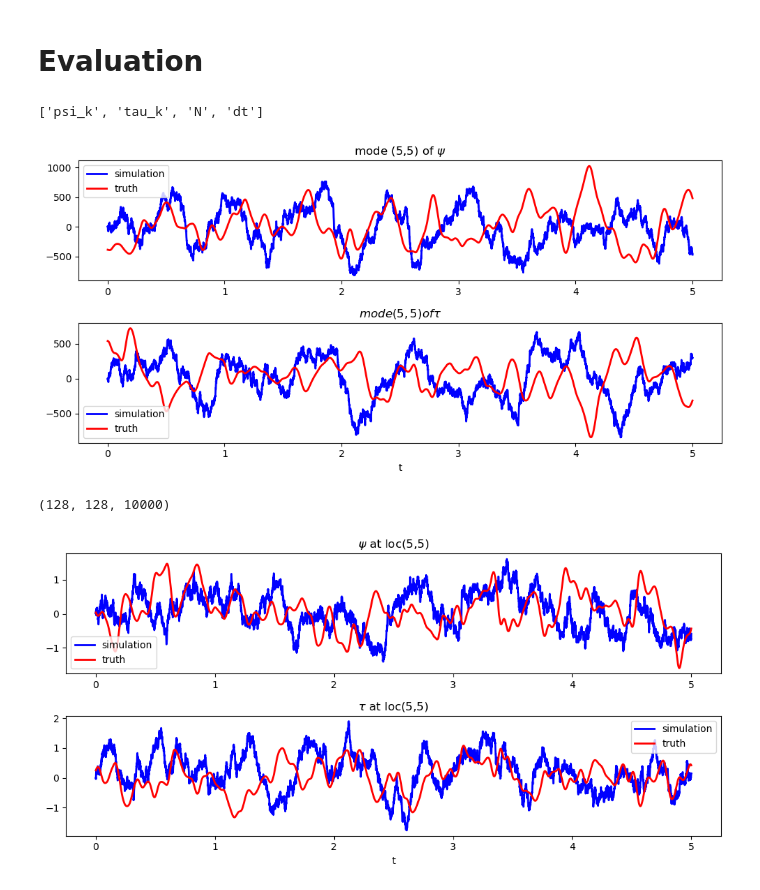
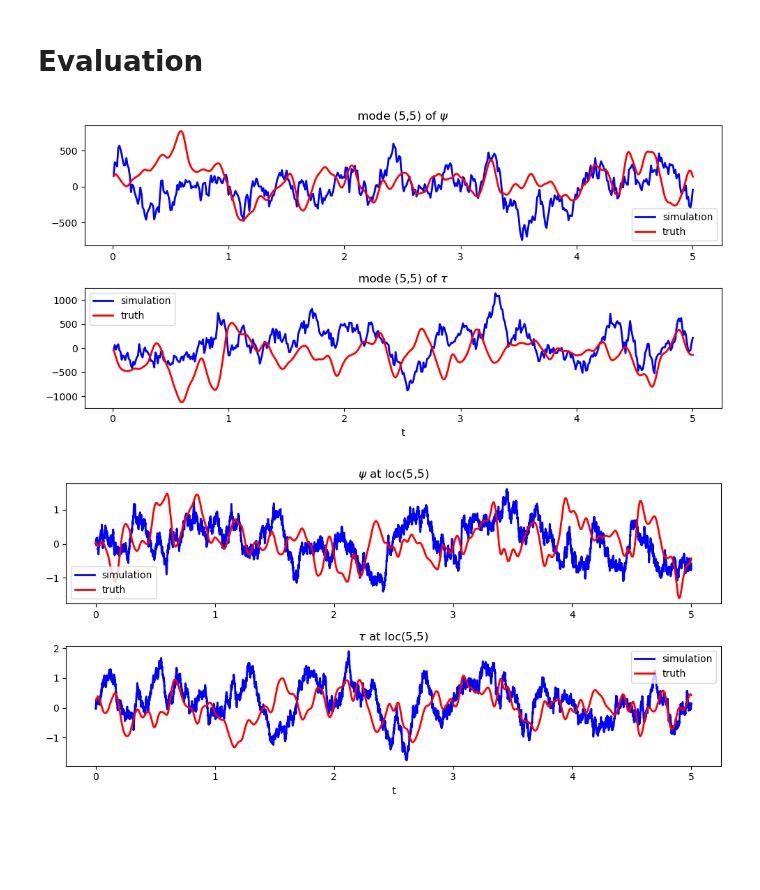
Before and after one commit to zhongruiw/LagrangianDA, a Jupyter notebook: code/LSM.ipynb, the cells around one changed output. Cells and saved outputs as stored; diff of their text form; code cells hidden in the pictures; blank space fills up the shorter version.

```diff
--- a/code/LSM.ipynb
+++ b/code/LSM.ipynb
@@ -303,15 +303,15 @@ def cf_eigen(psi1_hat_t, psi2_hat_t, r1, r2, ikx, iky, Lag):
 
     return acf_psi1, acf_psi2, ccf_psi1, ccf_psi2
 
-nums = [8000, 16000, 32000, 60000]
-Lag = 40000  # lag for computing the ACF
+nums = [2000, 20000, 40000, 80000]
+Lag = 1000  # lag for computing the ACF
 tt = np.linspace(0, Lag*dt, num=Lag+1, endpoint=True) # time interval to plot the ACF or cross-correlation function
 acf_psi = np.zeros((Lag+1,len(nums)))
 acf_tau = np.zeros((Lag+1,len(nums)))
 ccf_psi = np.zeros((Lag+1,len(nums)))
 ccf_tau = np.zeros((Lag+1,len(nums)))
 
-ikx = 5; iky = 0;
+ikx = 3; iky = 0;
 for inum,num in enumerate(nums):
     acf_psi[:,inum], acf_tau[:,inum], ccf_psi[:,inum], ccf_tau[:,inum] = cf_eigen(psi1_hat_t[:,:,:num+Lag], psi2_hat_t[:,:,:num+Lag], r1, r2, ikx, iky, Lag)
 
@@ -336,4 +336,5 @@ plt.ylabel('CCF')
 plt.title('CCFs for Different Numbers of Realizations')
 plt.legend()
 plt.tight_layout()
+plt.savefig('./LSM/acf_ccf_diffN.png',dpi=100)
 plt.show()
@@ -1179,11 +381,13 @@ plt.show()
 # run ou process
 # integration parameters
 # N = psi1_hat_t.shape[2]
-N = 20000
+N = 10000
 dt = 0.0005
 params = np.load('../data/est_paras_ou_K128_beta22.npy', allow_pickle=True).item()
-gamma, omega, f, sigma = params['gamma'], params['omega'], params['f'], params['sigma']
-cut = 2
+gamma, omega, f, sigma = params['gamma'], params['omega_ccf'], params['f'], params['sigma']
+kx = np.fft.fftfreq(K) * K
+ky = np.fft.fftfreq(K) * K
+cut = 32
 
 # get the initial condition
 psi_k = np.zeros((K, K, N), dtype=complex)
@@ -1192,8 +396,10 @@ for ikx,kx_value in enumerate(kx):
     for iky,ky_value in enumerate(ky):
         if (kx_value == 0 and ky_value==0) or abs(kx_value) >= (K//2-cut) or abs(ky_value) >= (K//2-cut):  # Skip the case where k_mag is 0 and truncation
             continue
+
+        adj_ikx = adjust_ik(ikx,cut,K); adj_iky = adjust_ik(iky,cut,K)
         eigenmat_inv = np.linalg.inv(np.array([r1[iky,ikx,:],r2[iky,ikx,:]]).T)
-        eigenmode = eigenmat_inv @ np.array([psi1_hat_t[iky,ikx,0],psi2_hat_t[iky,ikx,0]])[:,None]
+        eigenmode = eigenmat_inv @ np.array([psi1_hat_t[adj_iky,adj_ikx,0],psi2_hat_t[adj_iky,adj_ikx,0]])[:,None]
         psi_k[iky,ikx,0] = eigenmode[0]
         tau_k[iky,ikx,0] = eigenmode[1] # psi_k always use 'xy' indexing
 
@@ -1239,18 +445,16 @@ np.savez('../data/ou_run_K128_beta22.npz', **ou_run)
 # %%
 # load data
 ou_run = np.load('../data/ou_run_K128_beta22.npz')
-ou_run.files
+N = ou_run['N']
+psi_k = ou_run['psi_k']
+tau_k = ou_run['tau_k']
+dt = ou_run['dt'].item()
-# %% [output]
-['psi_k', 'tau_k', 'N', 'dt']
 # %%
 # ifft to real space
 # truth
-N = ou_run['N']
-psi_k = ou_run['psi_k']
 psi_t_k = np.zeros((K,K,N), dtype='complex')
 psi_ifft = np.zeros((K,K,N))
 psi_t_ifft = np.zeros((K,K,N))
-tau_k = ou_run['tau_k']
 tau_t_k = np.zeros((K,K,N), dtype='complex')
 tau_ifft = np.zeros((K,K,N))
 tau_t_ifft = np.zeros((K,K,N))
@@ -1259,15 +463,16 @@ ky = np.fft.fftfreq(K) * K
 
 for ikx,kx_value in enumerate(kx):
     for iky,ky_value in enumerate(ky):
-        if (ky_value == 0 and ky_value==0) or abs(kx_value) >= (K//2-cut) or abs(ky_value) >= (K//2-cut):  # Skip the case where k_mag is 0 and truncation
+        if (kx_value == 0 and ky_value==0) or abs(kx_value) >= (K//2-cut) or abs(ky_value) >= (K//2-cut):  # Skip the case where k_mag is 0 and truncation
             continue
+        adj_ikx = adjust_ik(ikx,cut,K); adj_iky = adjust_ik(iky,cut,K)
         eigenmat_inv = np.linalg.inv(np.array([r1[iky,ikx,:],r2[iky,ikx,:]]).T)
-        eigenmode = eigenmat_inv @ np.array([psi1_hat_t[iky,ikx,:N],psi2_hat_t[iky,ikx,:N]])
+        eigenmode = eigenmat_inv @ np.array([psi1_hat_t[adj_iky,adj_ikx,:N],psi2_hat_t[adj_iky,adj_ikx,:N]])
         psi_t_k[iky,ikx,:] = eigenmode[0,:]
         tau_t_k[iky,ikx,:] = eigenmode[1,:] # psi_k always use 'xy' indexing
 
 # truncate Fourier modes
-cut = 16
+cut = 32
 psi_k[K//2-cut:K//2+cut+1,K//2-cut:K//2+cut+1,:] = 0
 tau_k[K//2-cut:K//2+cut+1,K//2-cut:K//2+cut+1,:] = 0
 
@@ -1308,30 +513,26 @@ np.savez('../data/psi_k_truth_K128_beta22.npz', **psi_k_truth)
 # %%
 # Plotting trajectories
 %matplotlib inline
 mode = 5
 plt.figure(figsize=(10, 5))
 plt.subplot(2, 1, 1)
-plt.plot(np.arange(dt, (N+1)*dt, dt), np.real(psi_k[mode,mode,:]), 'b', linewidth=2, label='simulation')
-plt.plot(np.arange(dt, (N+1)*dt, dt), np.real(psi_t_k[mode,mode,:]), 'r', linewidth=2, label='truth')
+plt.plot(np.arange(dt*s_rate, (N+1)*dt, dt*s_rate), np.real(psi_k[mode,mode,::int(s_rate)]), 'b', linewidth=2, label='simulation')
+plt.plot(np.arange(dt*s_rate, (N+1)*dt, dt*s_rate), np.real(psi_t_k[mode,mode,:N//int(s_rate)]), 'r', linewidth=2, label='truth')
 plt.title('mode (5,5) of $\psi$')
 plt.legend()
 # plt.xlabel('t')
 
 plt.subplot(2, 1, 2)
-plt.plot(np.arange(dt, (N+1)*dt, dt), np.real(tau_k[mode,mode,:]), 'b', linewidth=2, label='simulation')
-plt.plot(np.arange(dt, (N+1)*dt, dt), np.real(tau_t_k[mode,mode,:]), 'r', linewidth=2, label='truth')
-plt.title(r'$mode (5,5) of  \tau$')
+plt.plot(np.arange(dt*s_rate, (N+1)*dt, dt*s_rate), np.real(tau_k[mode,mode,::int(s_rate)]), 'b', linewidth=2, label='simulation')
+plt.plot(np.arange(dt*s_rate, (N+1)*dt, dt*s_rate), np.real(tau_t_k[mode,mode,:N//int(s_rate)]), 'r', linewidth=2, label='truth')
+plt.title(r'mode (5,5) of $\tau$')
 plt.legend()
 plt.xlabel('t')
 plt.tight_layout()
 plt.savefig('./LSM/psi_k_ou_truth_K128_beta22.png', dpi=100)
 plt.show()
 # %% [output]
-[figure, old version]
+[figure, new version]
-# %%
-psi_t_k.shape
-# %% [output]
-(128, 128, 10000)
 # %%
 # Plotting trajectories
 %matplotlib inline
```
Also changed, not shown: parts of 51 cells of this notebook, 13 other files.
